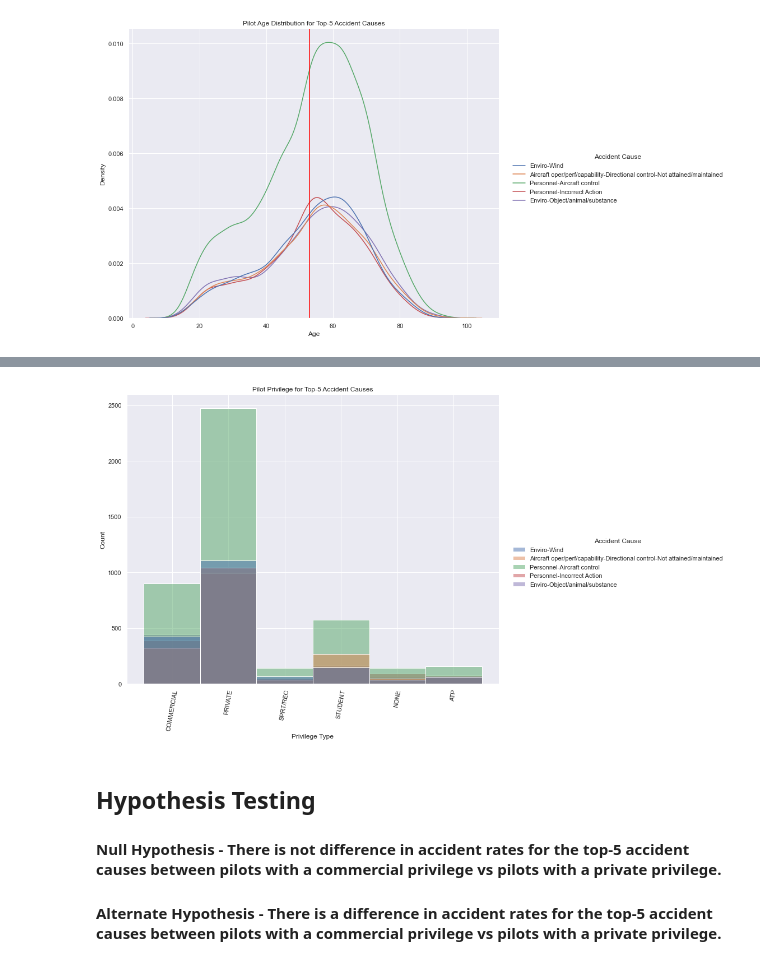
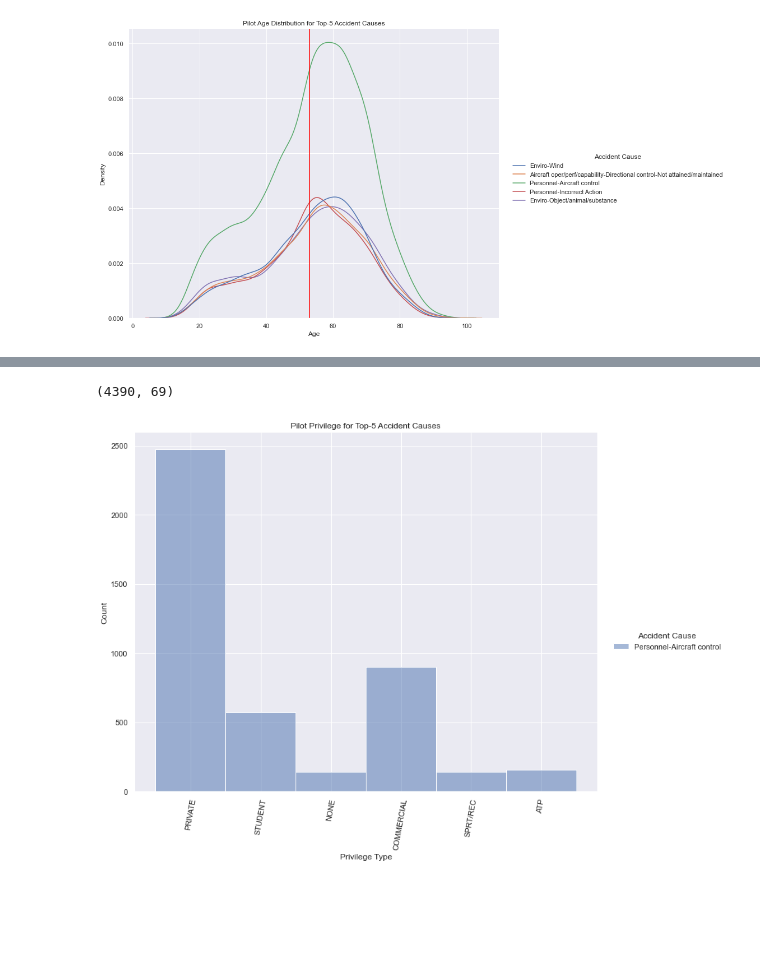
Before and after one commit to birr-data/capstone2, a Jupyter notebook: notebooks/mjg-1.0-EDA.ipynb, the cells around one changed output, grey strips where cells are left out. Cells and saved outputs as stored; diff of their text form; code cells hidden in the pictures; blank space fills up the shorter version.

```diff
--- a/notebooks/mjg-1.0-EDA.ipynb
+++ b/notebooks/mjg-1.0-EDA.ipynb
@@ -724,16 +867,14 @@ Sample Age STD =  15.35
+# %%
+df_top1 = df[df.event_cause.isin(['Personnel-Aircraft control'])]
+df_top1.shape
+# %% [output]
+(4390, 69)
 # %%
-g = sns.displot(df_top, x='pilot_privileges',  hue='event_cause', height=8, aspect = 1.3)
-
+g = sns.displot(df_top1, x='pilot_privileges',  hue='event_cause', height=8, aspect = 1.3)
 g._legend.set_title('Accident Cause')
 plt.xlabel('Privilege Type')
 plt.title('Pilot Privilege for Top-5 Accident Causes')
 g.set_xticklabels(rotation=80)
 plt.show()
 # %% [output]
-[figure, old version]
+[figure, new version]
-# %% [markdown]
-## Hypothesis Testing
-
-#### Null Hypothesis - There is not difference in accident rates for the top-5 accident causes between pilots with a commercial privilege vs pilots with a private privilege.
-
-#### Alternate Hypothesis - There is a difference in accident rates for the top-5 accident causes between pilots with a commercial privilege vs pilots with a private privilege.
```
Also changed, not shown: parts of 55 cells of this notebook.
